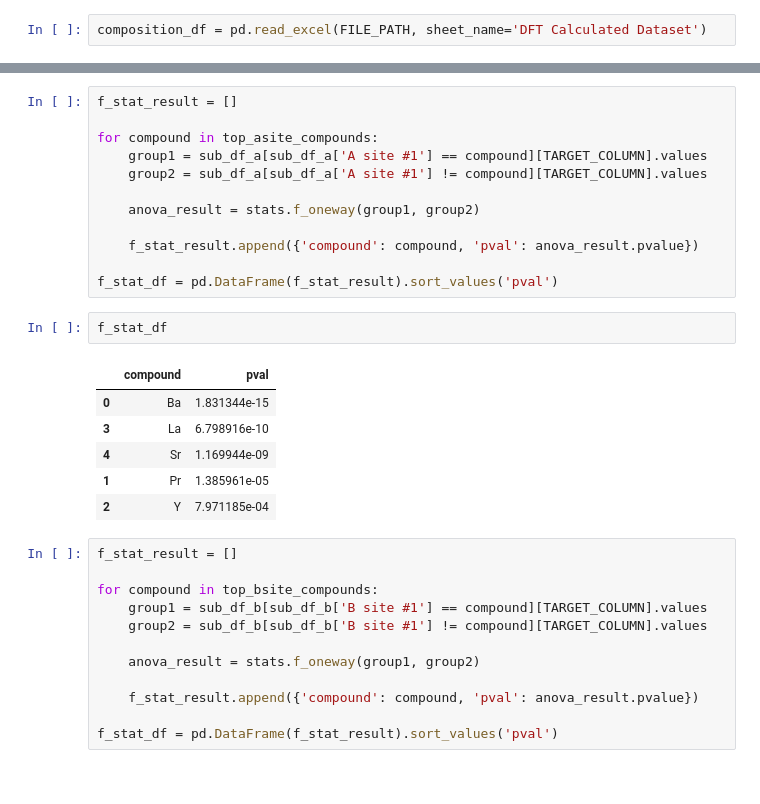
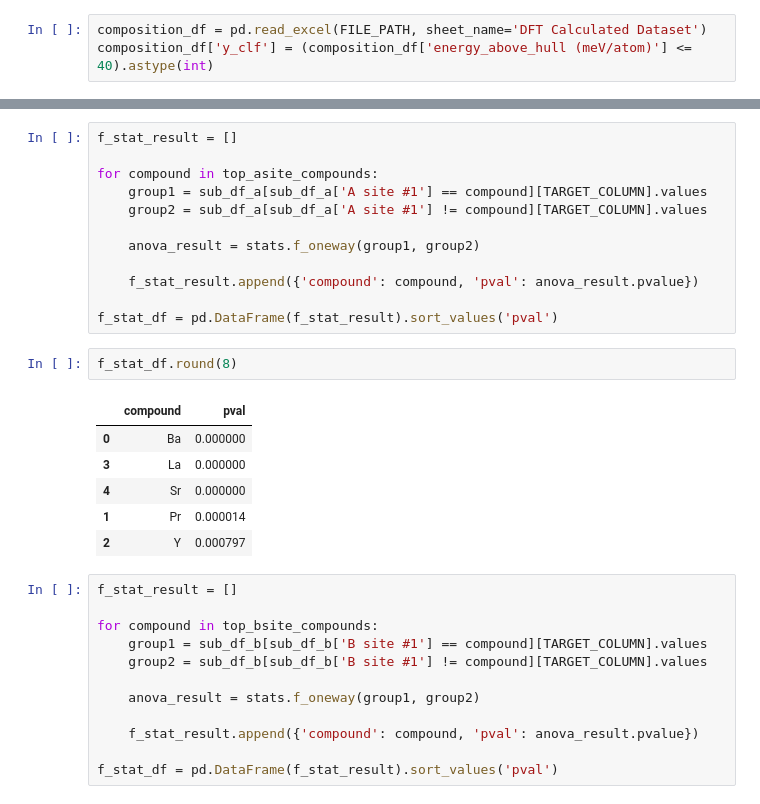
Before and after one commit to lazysjb/perovskite-stability, a Jupyter notebook: notebook/SJ/composition_study.ipynb, the cells around one changed output, grey strips where cells are left out. Saved outputs shown, nothing was run; the diff lists cells and outputs as text.

```diff
--- a/notebook/SJ/composition_study.ipynb
+++ b/notebook/SJ/composition_study.ipynb
@@ -11,6 +36,7 @@ import scipy.stats as stats
 FILE_PATH = '../../data/stability_paper_data/full_features.xlsx'
 # %%
 composition_df = pd.read_excel(FILE_PATH, sheet_name='DFT Calculated Dataset')
+composition_df['y_clf'] = (composition_df['energy_above_hull (meV/atom)'] <= 40).astype(int)
 # %%
 A_SITE_COLUMNS = [
     'A site #1',
@@ -96,14 +163,14 @@ for compound in top_asite_compounds:
 
 f_stat_df = pd.DataFrame(f_stat_result).sort_values('pval')
 # %%
-f_stat_df
+f_stat_df.round(8)
 # %% [output]
 |  | compound | pval |
-| 0 | Ba | 1.831344e-15 |
-| 3 | La | 6.798916e-10 |
-| 4 | Sr | 1.169944e-09 |
-| 1 | Pr | 1.385961e-05 |
-| 2 | Y | 7.971185e-04 |
+| 0 | Ba | 0.000000 |
+| 3 | La | 0.000000 |
+| 4 | Sr | 0.000000 |
+| 1 | Pr | 0.000014 |
+| 2 | Y | 0.000797 |
 # %%
 f_stat_result = []
 
```
Also changed, not shown: parts of 34 cells of this notebook.
